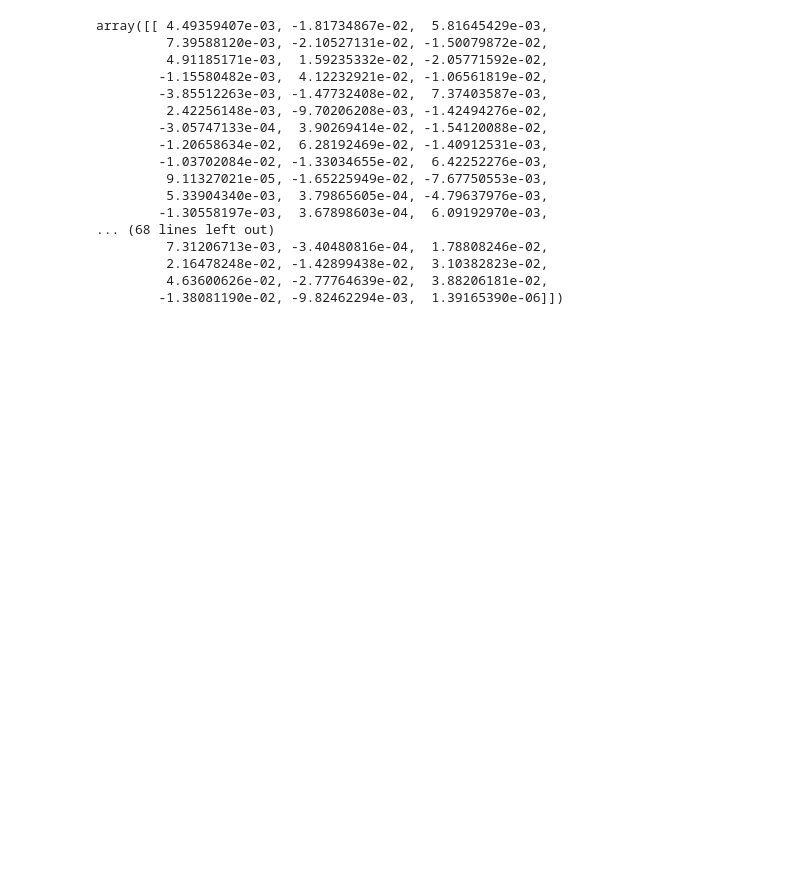
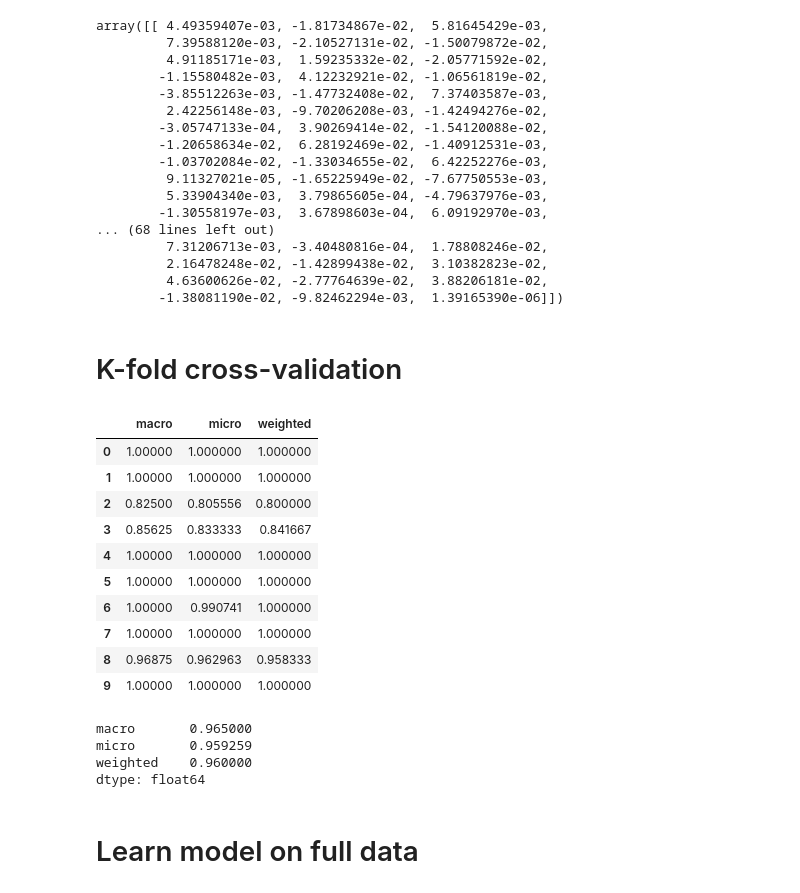
Before and after one commit to oneoffcoder/lightning-projects, a Jupyter notebook: html/rps-tf/data-capture/python/model.ipynb, the cells around one changed output. Cells and saved outputs as stored; diff of their text form; code cells hidden in the pictures; blank space fills up the shorter version.

```diff
--- a/html/rps-tf/data-capture/python/model.ipynb
+++ b/html/rps-tf/data-capture/python/model.ipynb
@@ -172,3 +153,57 @@ array([[ 4.49359407e-03, -1.81734867e-02,  5.81645429e-03,
          2.16478248e-02, -1.42899438e-02,  3.10382823e-02,
          4.63600626e-02, -2.77764639e-02,  3.88206181e-02,
         -1.38081190e-02, -9.82462294e-03,  1.39165390e-06]])
+# %% [markdown]
+# K-fold cross-validation
+# %%
+from sklearn.model_selection import StratifiedKFold
+from sklearn.metrics import roc_auc_score, average_precision_score, accuracy_score
+from sklearn.preprocessing import label_binarize
+
+X = df[[c for c in df.columns if c != 'y']]
+y = df.y
+
+skf = StratifiedKFold(n_splits=10)
+
+results = []
+for train_index, test_index in skf.split(X, y):
+    X_train, y_train = X.iloc[train_index], y[train_index]
+    X_test, y_test = X.iloc[test_index], y[test_index]
+
+    y_test = label_binarize(y_test, classes=[0.0, 1.0, 2.0, 3.0])
+
+    clf = LogisticRegression(random_state=37, max_iter=1000).fit(X_train, y_train)
+    y_prob = clf.predict_proba(X_test)
+
+    roc_macro = roc_auc_score(y_test, y_prob, average='macro')
+    roc_micro = roc_auc_score(y_test, y_prob, average='micro')
+    roc_weighted = roc_auc_score(y_test, y_prob, average='weighted')
+    results.append({
+        'macro': roc_macro,
+        'micro': roc_micro,
+        'weighted': roc_weighted
+    })
+
+results = pd.DataFrame(results)
+results
+# %% [output]
+|  | macro | micro | weighted |
+| 0 | 1.00000 | 1.000000 | 1.000000 |
+| 1 | 1.00000 | 1.000000 | 1.000000 |
+| 2 | 0.82500 | 0.805556 | 0.800000 |
+| 3 | 0.85625 | 0.833333 | 0.841667 |
+| 4 | 1.00000 | 1.000000 | 1.000000 |
+| 5 | 1.00000 | 1.000000 | 1.000000 |
+| 6 | 1.00000 | 0.990741 | 1.000000 |
+| 7 | 1.00000 | 1.000000 | 1.000000 |
+| 8 | 0.96875 | 0.962963 | 0.958333 |
+| 9 | 1.00000 | 1.000000 | 1.000000 |
+# %%
+results.mean()
+# %% [output]
+macro       0.965000
+micro       0.959259
+weighted    0.960000
+dtype: float64
+# %% [markdown]
+# Learn model on full data
```
Also changed, not shown: parts of 4 cells of this notebook.
